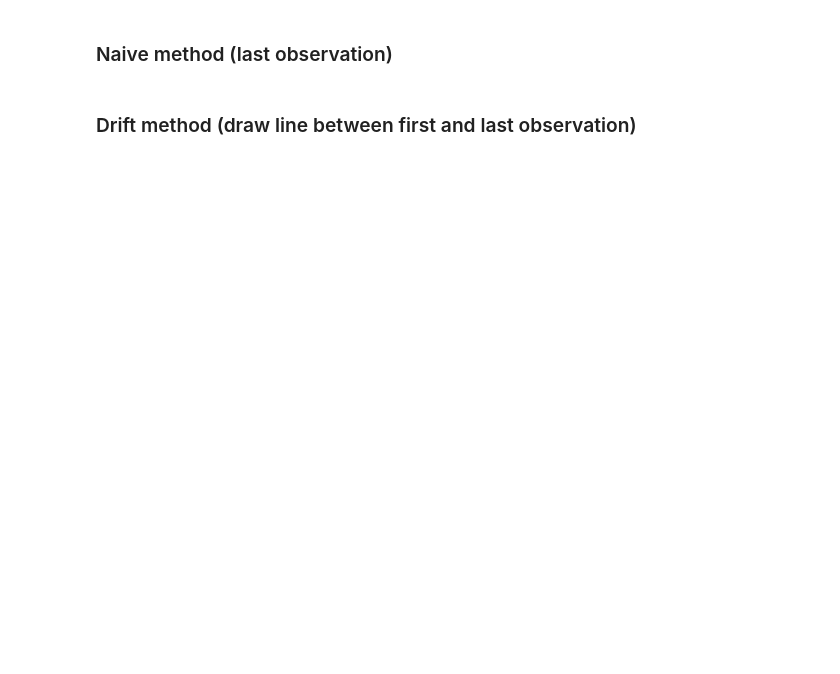
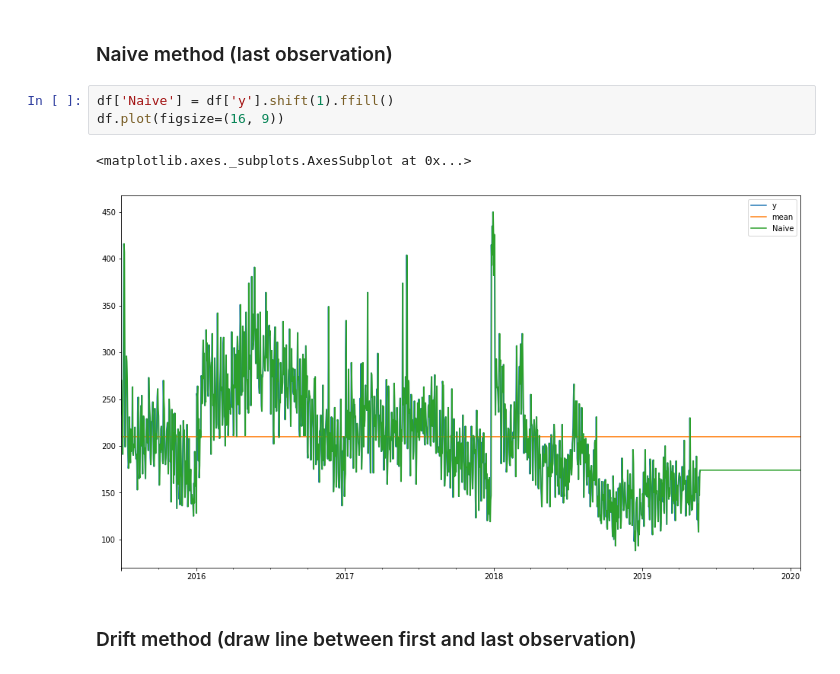
Before and after one commit to bloominstituteoftechnology/DS-Unit-2-Regression-1, a Jupyter notebook: module1-making-forecasts/making_forecasts_lesson.ipynb, the cells around one changed output. Saved outputs shown, nothing was run; the diff lists cells and outputs as text; blank space fills up the shorter version.

```diff
--- a/module1-making-forecasts/making_forecasts_lesson.ipynb
+++ b/module1-making-forecasts/making_forecasts_lesson.ipynb
@@ -51,4 +89,10 @@ If you're using Colab and you downloaded a CSV file, you can follow [this post b
 # %% [markdown]
 ### Naive method (last observation)
+# %%
+df['Naive'] = df['y'].shift(1).ffill()
+df.plot(figsize=(16, 9))
+# %% [output]
+<matplotlib.axes._subplots.AxesSubplot at 0x...>
+[figure, added]
 # %% [markdown]
 ### Drift method (draw line between first and last observation)
```
Also changed, not shown: parts of 16 cells of this notebook, 4 other files.
